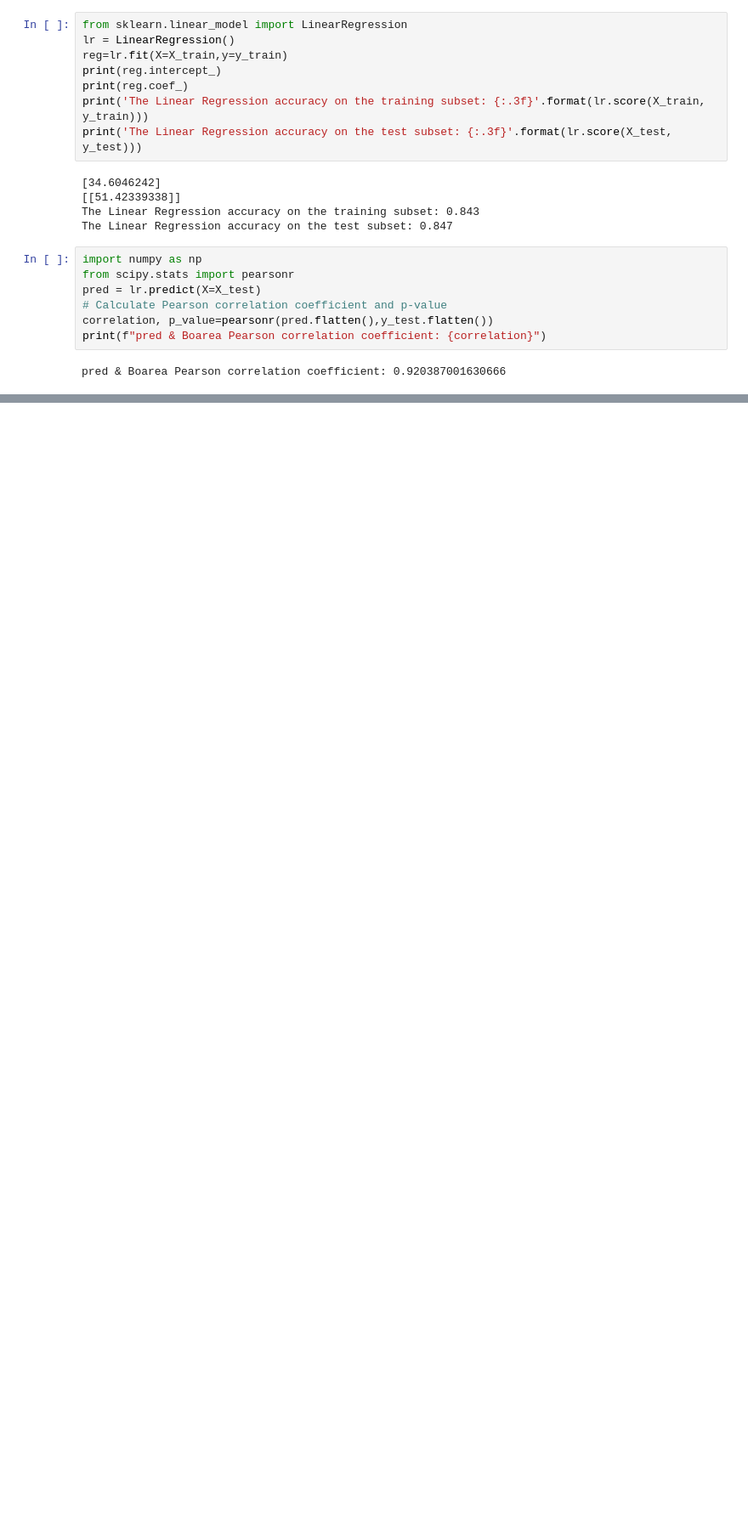
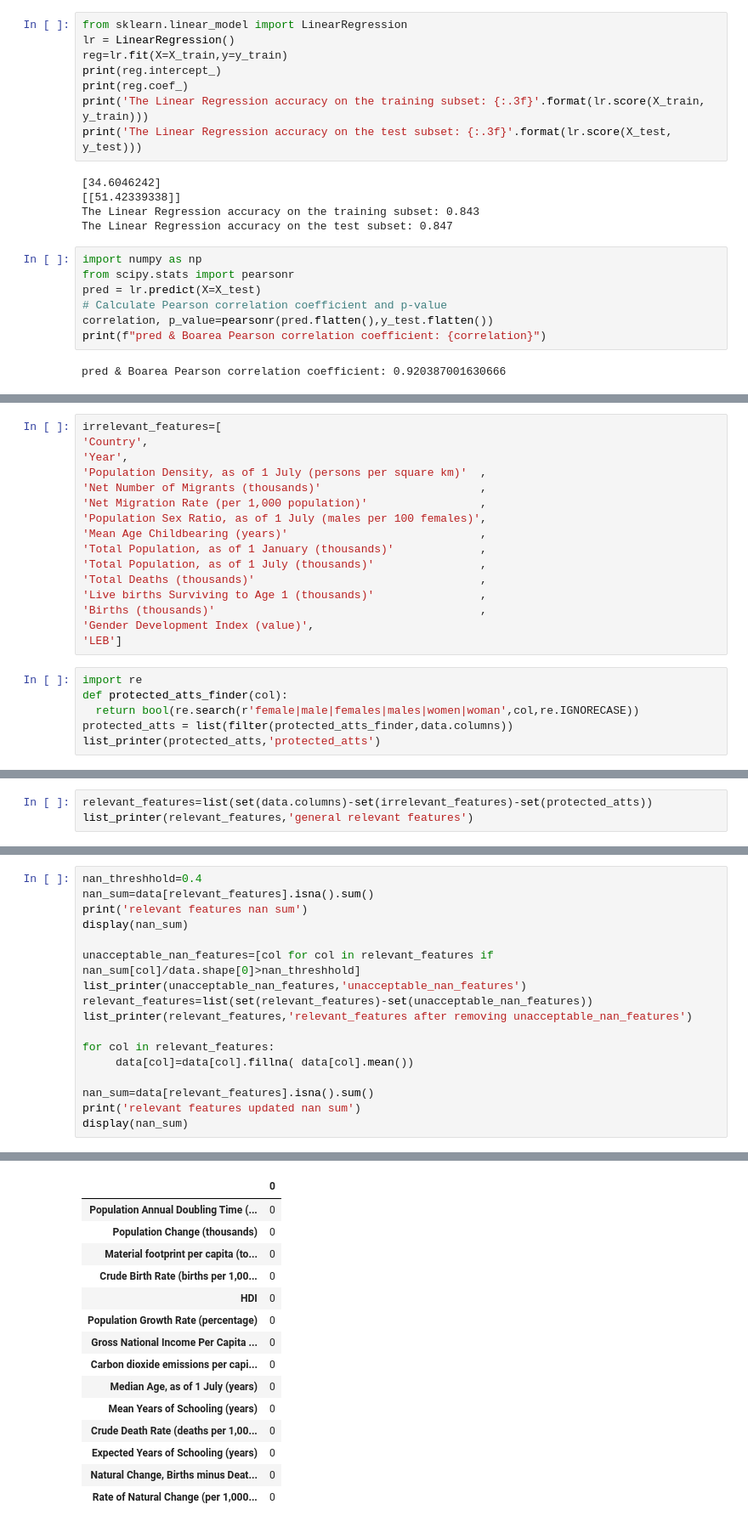
Before and after one commit to MahdiTheGreat/LifeExpectancy, a Jupyter notebook: LifeExpectancy.ipynb, the cells around one changed output, grey strips where cells are left out. Shown at 85% size. Cells and saved outputs as stored; diff of their text form; blank space fills up the shorter version.

```diff
--- a/LifeExpectancy.ipynb
+++ b/LifeExpectancy.ipynb
@@ -284,0 +272,22 @@ plt.show()
+# %%
+irrelevant_features=[
+'Country',
+'Year',
+'Population Density, as of 1 July (persons per square km)'  ,
+'Net Number of Migrants (thousands)'                        ,
+'Net Migration Rate (per 1,000 population)'                 ,
+'Population Sex Ratio, as of 1 July (males per 100 females)',
+'Mean Age Childbearing (years)'                             ,
+'Total Population, as of 1 January (thousands)'             ,
+'Total Population, as of 1 July (thousands)'                ,
+'Total Deaths (thousands)'                                  ,
+'Live births Surviving to Age 1 (thousands)'                ,
+'Births (thousands)'                                        ,
+'Gender Development Index (value)',
+'LEB']
+# %%
+import re
+def protected_atts_finder(col):
+  return bool(re.search(r'female|male|females|males|women|woman',col,re.IGNORECASE))
+protected_atts = list(filter(protected_atts_finder,data.columns))
+list_printer(protected_atts,'protected_atts')
@@ -284,0 +312,3 @@ plt.show()
+# %%
+relevant_features=list(set(data.columns)-set(irrelevant_features)-set(protected_atts))
+list_printer(relevant_features,'general relevant features')
@@ -284,0 +335,18 @@ plt.show()
+# %%
+nan_threshhold=0.4
+nan_sum=data[relevant_features].isna().sum()
+print('relevant features nan sum')
+display(nan_sum)
+
+unacceptable_nan_features=[col for col in relevant_features if nan_sum[col]/data.shape[0]>nan_threshhold]
+list_printer(unacceptable_nan_features,'unacceptable_nan_features')
+relevant_features=list(set(relevant_features)-set(unacceptable_nan_features))
+list_printer(relevant_features,'relevant_features after removing unacceptable_nan_features')
+
+for col in relevant_features:
+     data[col]=data[col].fillna( data[col].mean())
+
+nan_sum=data[relevant_features].isna().sum()
+print('relevant features updated nan sum')
+display(nan_sum)
+# %% [output]
@@ -284,0 +354,15 @@ plt.show()
+|  | 0 |
+| Population Annual Doubling Time (... | 0 |
+| Population Change (thousands) | 0 |
+| Material footprint per capita (to... | 0 |
+| Crude Birth Rate (births per 1,00... | 0 |
+| HDI | 0 |
+| Population Growth Rate (percentage) | 0 |
+| Gross National Income Per Capita ... | 0 |
+| Carbon dioxide emissions per capi... | 0 |
+| Median Age, as of 1 July (years) | 0 |
+| Mean Years of Schooling (years) | 0 |
+| Crude Death Rate (deaths per 1,00... | 0 |
+| Expected Years of Schooling (years) | 0 |
+| Natural Change, Births minus Deat... | 0 |
+| Rate of Natural Change (per 1,000... | 0 |
```
Also changed, not shown: parts of 20 cells of this notebook.
